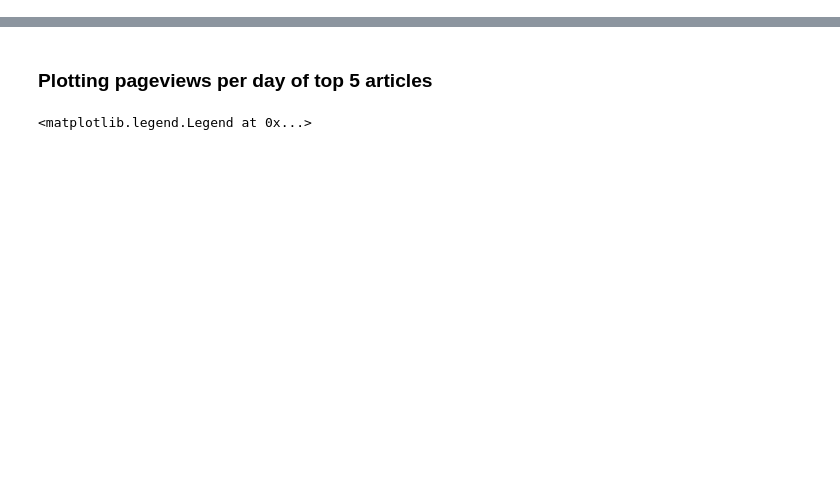
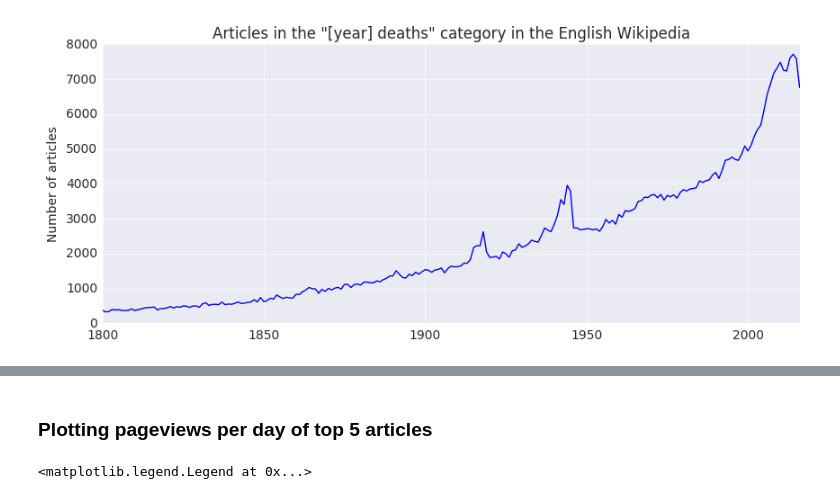
Before and after one commit to staeiou/wiki-stat-notebooks, a Jupyter notebook: deaths/deaths-enwiki-2016.ipynb, the cells around one changed output, grey strips where cells are left out. Drawn from its saved outputs; the diff is of its cells as text; code cells hidden in the pictures; blank space fills up the shorter version.

```diff
--- a/deaths/deaths-enwiki-2016.ipynb
+++ b/deaths/deaths-enwiki-2016.ipynb
@@ -193,0 +74,9 @@ Requirement already satisfied: futures in /srv/paws/lib/python3.4/site-packages
+# %%
+yearly_articles_df = yearly_death_counts(1800,2016)
+# %%
+ax = yearly_articles_df.plot(kind='line',figsize=[10,4])
+ax.legend_.remove()
+ax.set_ylabel("Number of articles")
+ax.set_title("""Articles in the "[year] deaths" category in the English Wikipedia""")
+# %% [output]
+[figure, added]
```
Also changed, not shown: parts of 59 cells of this notebook.
